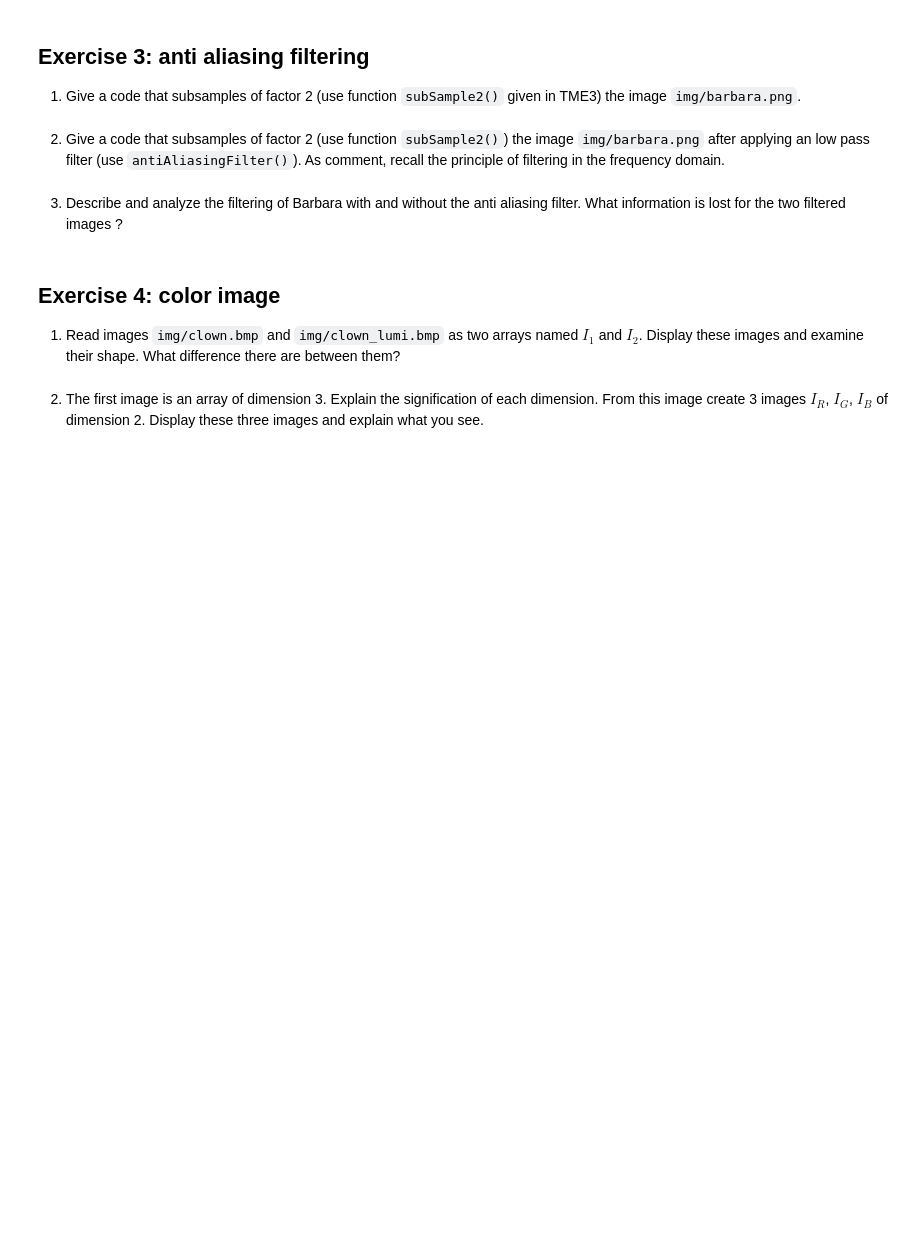
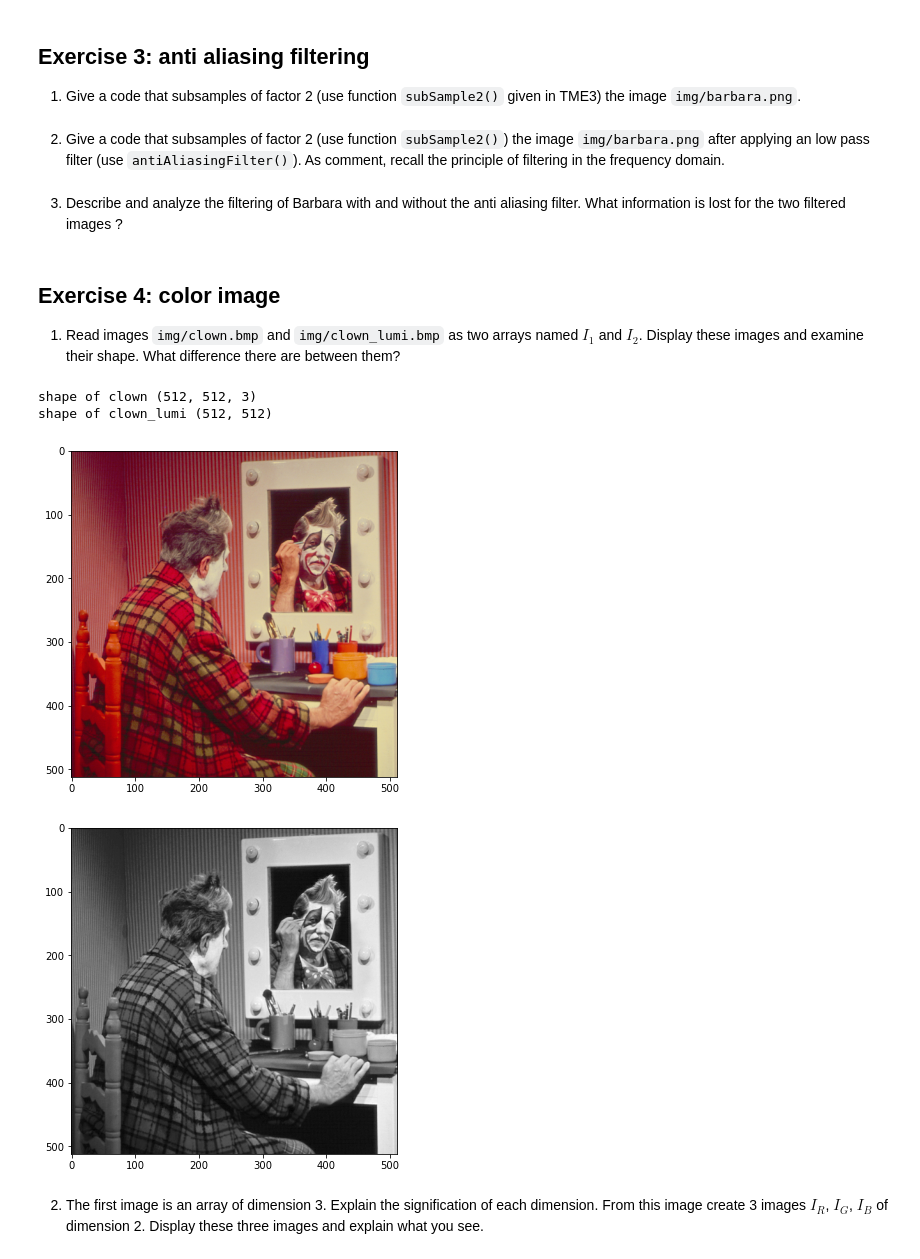
Before and after one commit to ZHANGzhile/BIMA, a Jupyter notebook: TME4/TME4.ipynb, the cells around one changed output. Saved outputs shown, nothing was run; the diff lists cells and outputs as text; code cells hidden in the pictures; blank space fills up the shorter version.

```diff
--- a/TME4/TME4.ipynb
+++ b/TME4/TME4.ipynb
@@ -244,5 +251,17 @@ def antiAliasingFilter(n,m):
 # %% [markdown]
 ## Exercise 4: color image
 1. Read images `img/clown.bmp` and `img/clown_lumi.bmp` as two arrays named $I_1$ and $I_2$. Display these images and examine their shape. What difference there are between them?
+# %%
+I1 = np.array(Image.open('img/clown.bmp'))
+I2 = np.array(Image.open('img/clown_lumi.bmp'))
+print("shape of clown", I1.shape)
+print("shape of clown_lumi", I2.shape)
+imshow(I1)
+imshow(I2)
+# %% [output]
+shape of clown (512, 512, 3)
+shape of clown_lumi (512, 512)
+[figure, added]
+[figure, added]
 # %% [markdown]
 2. The first image is an array of dimension 3. Explain the signification of each dimension. From this image create 3 images $I_R$, $I_G$, $I_B$ of dimension 2. Display these three images and explain what you see.
```
Also changed, not shown: parts of 9 cells of this notebook.
